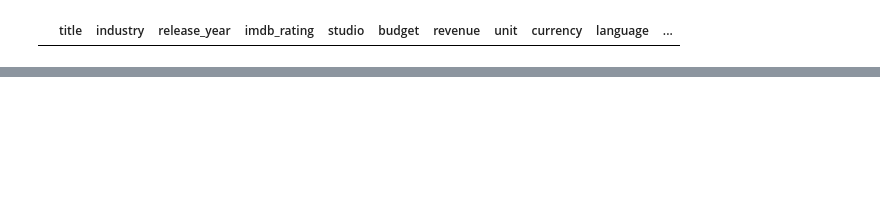
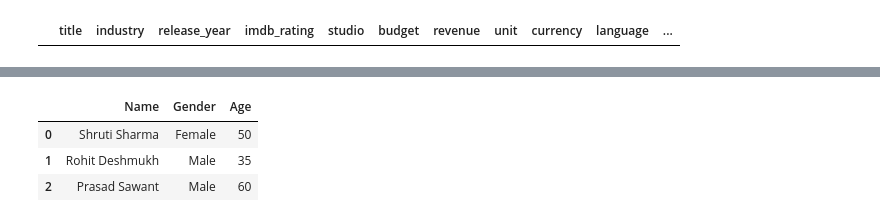
Before and after one commit to Gani25/python_weekend_b1, a Jupyter notebook: pandas/2_basic_oprerations/pandas_operation1.ipynb, the cells around one changed output, grey strips where cells are left out. Cells and saved outputs as stored; diff of their text form; code cells hidden in the pictures; blank space fills up the shorter version.

```diff
--- a/pandas/2_basic_oprerations/pandas_operation1.ipynb
+++ b/pandas/2_basic_oprerations/pandas_operation1.ipynb
@@ -319,0 +331,15 @@ df_movies[df_movies["profit"] <= 0]
+# %%
+customers = pd.DataFrame(
+    {
+        "Name":["Shruti Sharma","Rohit Deshmukh","Prasad Sawant"],
+        "Gender":["Female","Male","Male"],
+        "Age":[50,35,60]
+    }
+)
+
+customers
+# %% [output]
+|  | Name | Gender | Age |
+| 0 | Shruti Sharma | Female | 50 |
+| 1 | Rohit Deshmukh | Male | 35 |
+| 2 | Prasad Sawant | Male | 60 |
```
Also changed, not shown: parts of 3 cells of this notebook, 2 other files.
